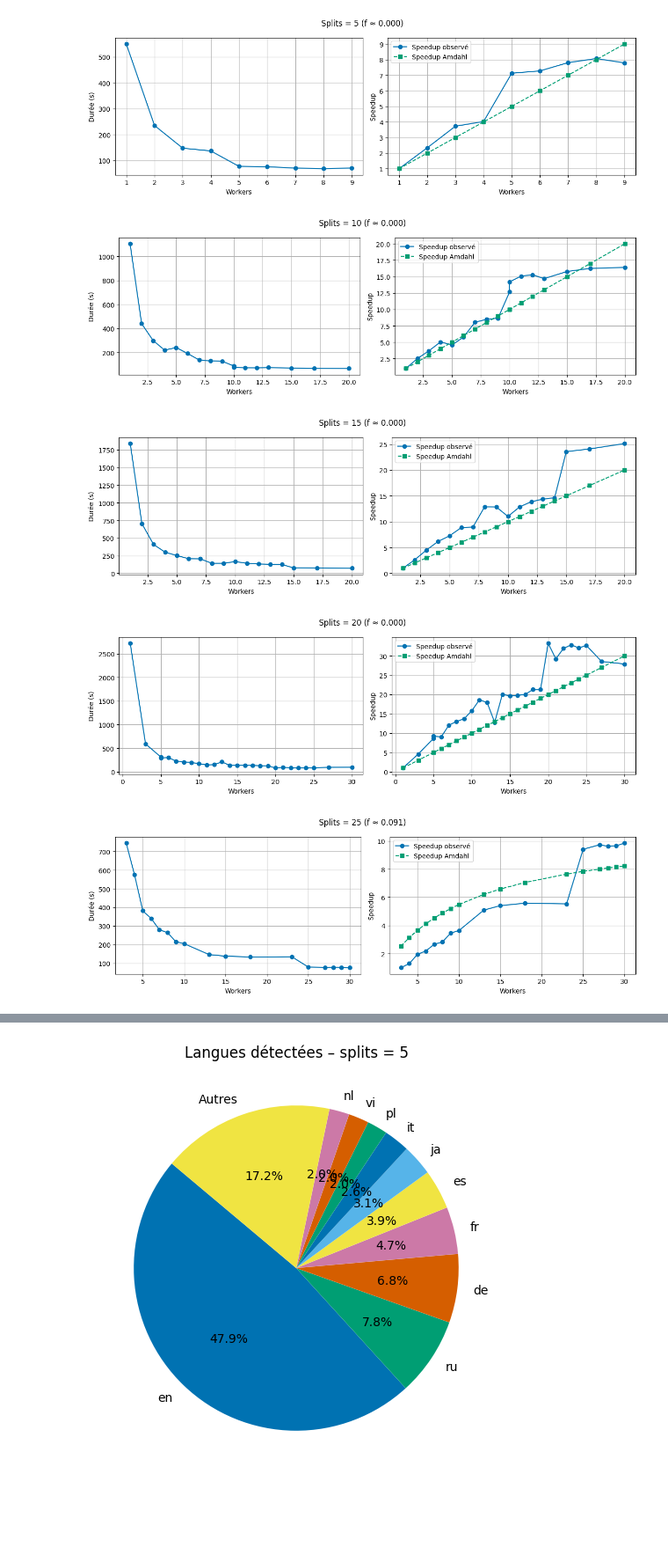
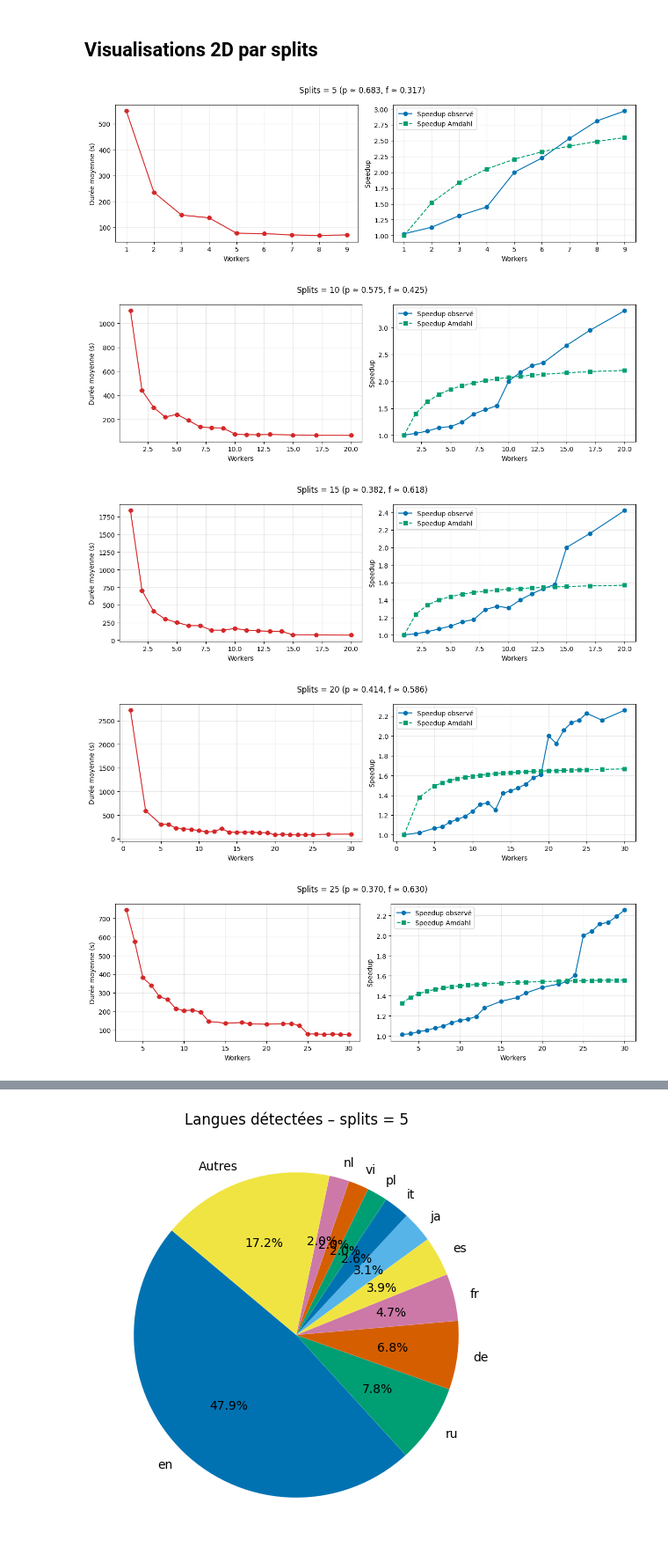
Before and after one commit to BNJ02/mapreduce_homemade, a Jupyter notebook: amdahl_analysis.ipynb, the cells around one changed output, grey strips where cells are left out. Shown at 88% size. Drawn from its saved outputs; the diff is of its cells as text; code cells hidden in the pictures; blank space fills up the shorter version.

```diff
--- a/amdahl_analysis.ipynb
+++ b/amdahl_analysis.ipynb
@@ -140,0 +45,15 @@ Chaque figure montre la durée d'exécution et le speedup pour un volume donné.
+# %%
+def flatten_lang(entry):
+    if isinstance(entry, list):
+        out = []
+        for item in entry:
+            if isinstance(item, dict) and 'lang' in item and 'count' in item:
+                try:
+                    out.append((item['lang'], int(item['count'])))
+                except (TypeError, ValueError):
+                    continue
+        return out
+    return []
+
+df['language_pairs'] = df.get('languages', []).apply(flatten_lang)
+df.head()
@@ -141,28 +140,38 @@ Chaque figure montre la durée d'exécution et le speedup pour un volume donné.
+# %% [markdown]
+## Visualisations 2D par splits
 # %%
-unique_splits = sorted(summary['splits'].unique())
-for splits_val in unique_splits:
-    subset = summary[summary['splits'] == splits_val]
+for splits_val, subset in summary.groupby('splits'):
     fig, axes = plt.subplots(1, 2, figsize=(12, 4))
-    fig.suptitle(f"Splits = {splits_val} (f ≈ {subset['amdahl_fraction'].iloc[0]:.3f})")
+    p = subset['p_parallel_estimate'].iloc[0]
+    f = 1.0 - p
+    fig.suptitle(f"Splits = {splits_val} (p ≈ {p:.3f}, f ≈ {f:.3f})")
 
-    axes[0].plot(subset['workers'], subset['duration_seconds'], 'o-', label='Durée observée (s)')
+    axes[0].errorbar(
+        subset['workers'],
+        subset['elapsed_seconds'],
+        yerr=subset['elapsed_std'],
+        fmt='o-',
+        color='tab:red',
+        ecolor='gray',
+        capsize=4,
+    )
     axes[0].set_xlabel('Workers')
-    axes[0].set_ylabel('Durée (s)')
-    axes[0].grid(True)
+    axes[0].set_ylabel('Durée moyenne (s)')
+    axes[0].grid(True, alpha=0.3)
 
-    axes[1].plot(subset['workers'], subset['speedup_observed'], 'o-', label='Speedup observé')
-    axes[1].plot(subset['workers'], subset['speedup_amdahl'], 's--', label='Speedup Amdahl')
+    axes[1].plot(subset['workers'], subset['speedup_observe'], 'o-', label='Speedup observé')
+    axes[1].plot(subset['workers'], subset['speedup_pred_amdahl'], 's--', label='Speedup Amdahl')
     axes[1].set_xlabel('Workers')
     axes[1].set_ylabel('Speedup')
     axes[1].legend()
-    axes[1].grid(True)
+    axes[1].grid(True, alpha=0.3)
 
     plt.tight_layout()
     plt.show()
 # %% [output]
-[figure, old version]
+[figure, new version]
-[figure, old version]
+[figure, new version]
-[figure, old version]
+[figure, new version]
-[figure, old version]
+[figure, new version]
-[figure, old version]
+[figure, new version]
 # %% [markdown]
```
Also changed, not shown: parts of 17 cells of this notebook, 1 other file.
